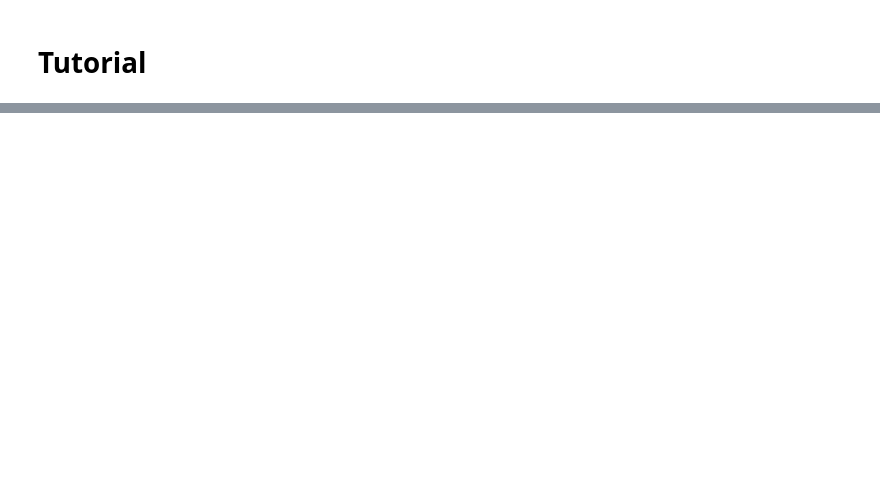
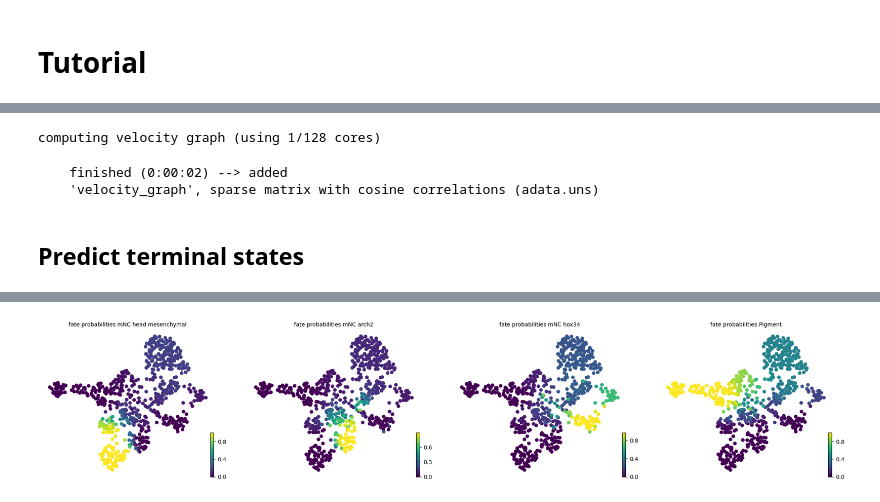
Before and after one commit to yifanchn/regvelo, a Jupyter notebook: docs/tutorial.ipynb, the cells around one changed output, grey strips where cells are left out. Saved outputs shown, nothing was run; the diff lists cells and outputs as text; code cells hidden in the pictures; blank space fills up the shorter version.

```diff
--- a/docs/tutorial.ipynb
+++ b/docs/tutorial.ipynb
@@ -209,0 +56,3 @@ sns.kdeplot(data=adata.var, x="permutation_score")
+# %%
+W = adata.uns["skeleton"].copy()
+W = torch.tensor(np.array(W))
@@ -209,0 +70,5 @@ sns.kdeplot(data=adata.var, x="permutation_score")
+# %%
+REGVELOVI.setup_anndata(adata, spliced_layer="Ms", unspliced_layer="Mu")
+reg_vae = REGVELOVI(adata,W=W.T,regulators = TF_list,soft_constraint = False)
+# %%
+reg_vae.train()
@@ -209,0 +93,27 @@ sns.kdeplot(data=adata.var, x="permutation_score")
+# %%
+adata_target = reg_vae.add_regvelo_outputs_to_adata(adata = adata)
+# %%
+scv.tl.velocity_graph(adata_target)
+# %% [output]
+computing velocity graph (using 1/128 cores)
+    finished (0:00:02) --> added
+    'velocity_graph', sparse matrix with cosine correlations (adata.uns)
+# %% [markdown]
+## Predict terminal states
+# %%
+terminal_states = [
+        "mNC_head_mesenchymal",
+        "mNC_arch2",
+        "mNC_hox34",
+        "Pigment",
+    ]
+vk = cr.kernels.VelocityKernel(adata_target)
+vk.compute_transition_matrix()
+ck = cr.kernels.ConnectivityKernel(adata_target).compute_transition_matrix()
+g_raw = cr.estimators.GPCCA(vk)
+## evaluate the fate prob on original space
+g_raw.compute_macrostates(n_states=8,cluster_key="cell_type")
+g_raw.set_terminal_states(terminal_states)
+g_raw.compute_fate_probabilities()
+g_raw.plot_fate_probabilities(same_plot=False)
+# %% [output]
@@ -209,0 +124 @@ sns.kdeplot(data=adata.var, x="permutation_score")
+[figure, added]
```
Also changed, not shown: parts of 49 cells of this notebook, 19 other files.
